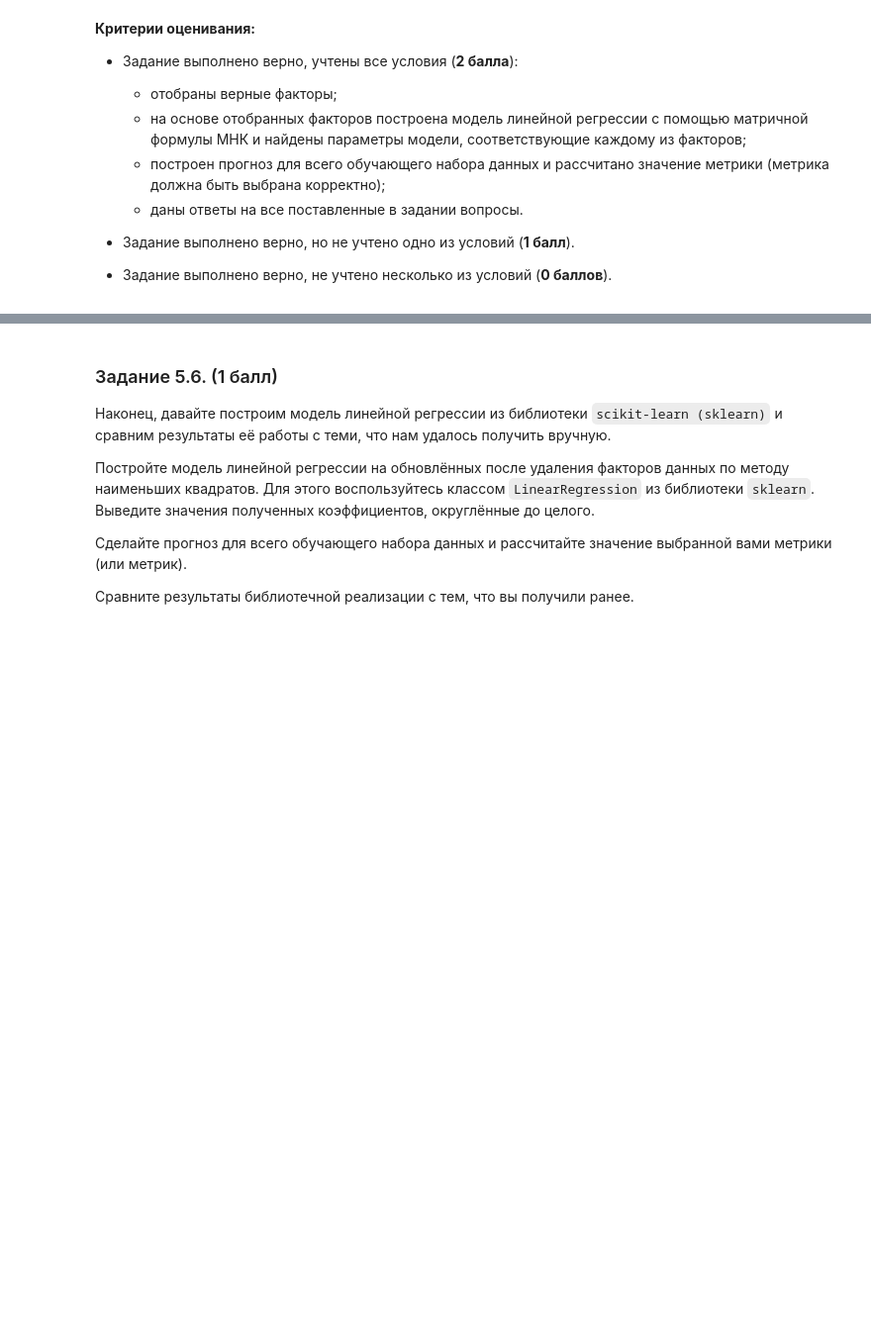
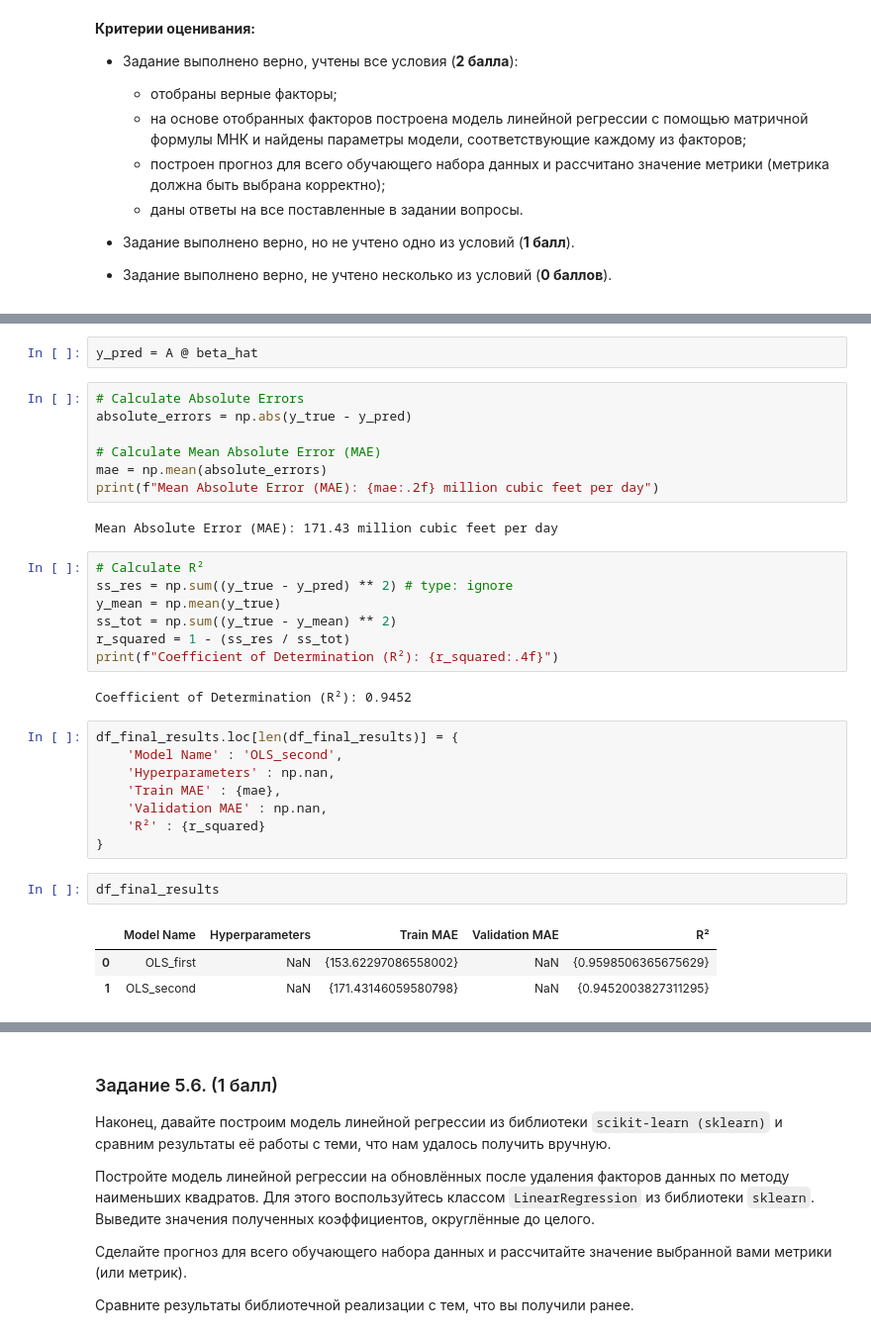
Before and after one commit to Katrin-Pochtar/Masters, a Jupyter notebook: Semester_1/DS_Math/HW1.ipynb, the cells around one changed output, grey strips where cells are left out. Shown at 99% size. Cells and saved outputs as stored; diff of their text form; blank space fills up the shorter version.

```diff
--- a/Semester_1/DS_Math/HW1.ipynb
+++ b/Semester_1/DS_Math/HW1.ipynb
@@ -401 +550,35 @@ Prediction: 4723.06405370719
+# %%
+y_pred = A @ beta_hat
+# %%
+# Calculate Absolute Errors
+absolute_errors = np.abs(y_true - y_pred)
+
+# Calculate Mean Absolute Error (MAE)
+mae = np.mean(absolute_errors)
+print(f"Mean Absolute Error (MAE): {mae:.2f} million cubic feet per day")
+# %% [output]
+Mean Absolute Error (MAE): 171.43 million cubic feet per day
+# %%
+# Calculate R²
+ss_res = np.sum((y_true - y_pred) ** 2) # type: ignore
+y_mean = np.mean(y_true)
+ss_tot = np.sum((y_true - y_mean) ** 2)
+r_squared = 1 - (ss_res / ss_tot)
+print(f"Coefficient of Determination (R²): {r_squared:.4f}")
+# %% [output]
+Coefficient of Determination (R²): 0.9452
+# %%
+df_final_results.loc[len(df_final_results)] = {
+    'Model Name' : 'OLS_second',
+    'Hyperparameters' : np.nan,
+    'Train MAE' : {mae},
+    'Validation MAE' : np.nan,
+    'R²' : {r_squared}
+}
+# %%
+df_final_results
+# %% [output]
+|  | Model Name | Hyperparameters | Train MAE | Validation MAE | R² |
+| 0 | OLS_first | NaN | {153.62297086558002} | NaN | {0.9598506365675629} |
+| 1 | OLS_second | NaN | {171.43146059580798} | NaN | {0.9452003827311295} |
 # %% [markdown]
```
Also changed, not shown: parts of 32 cells of this notebook.
